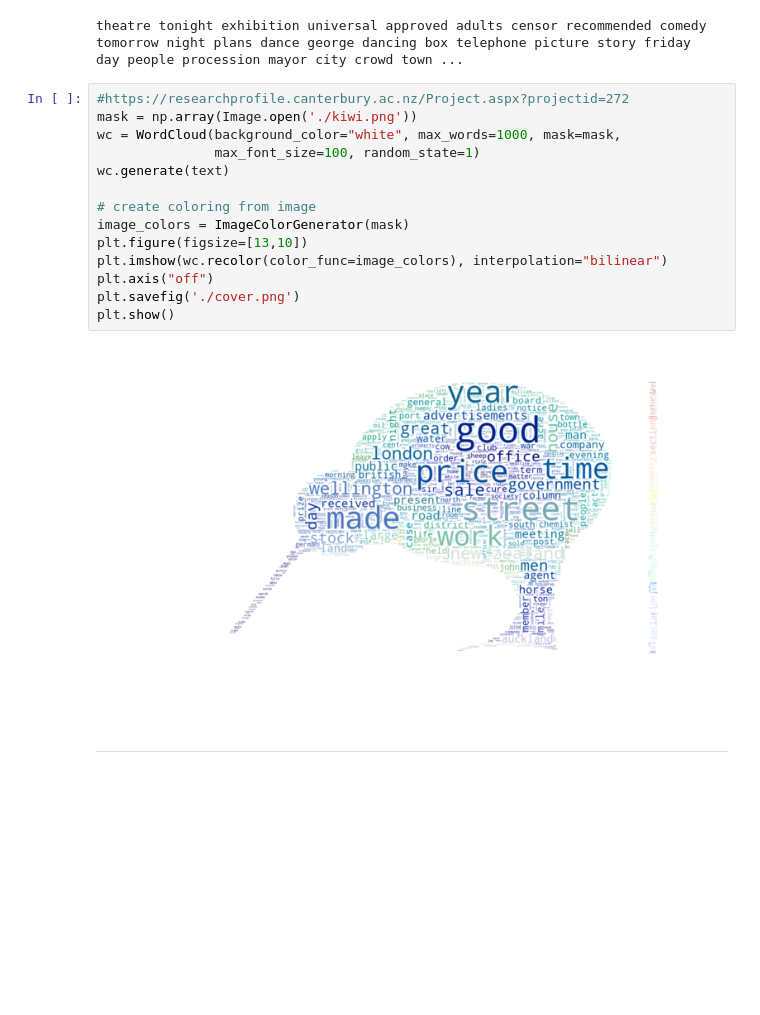
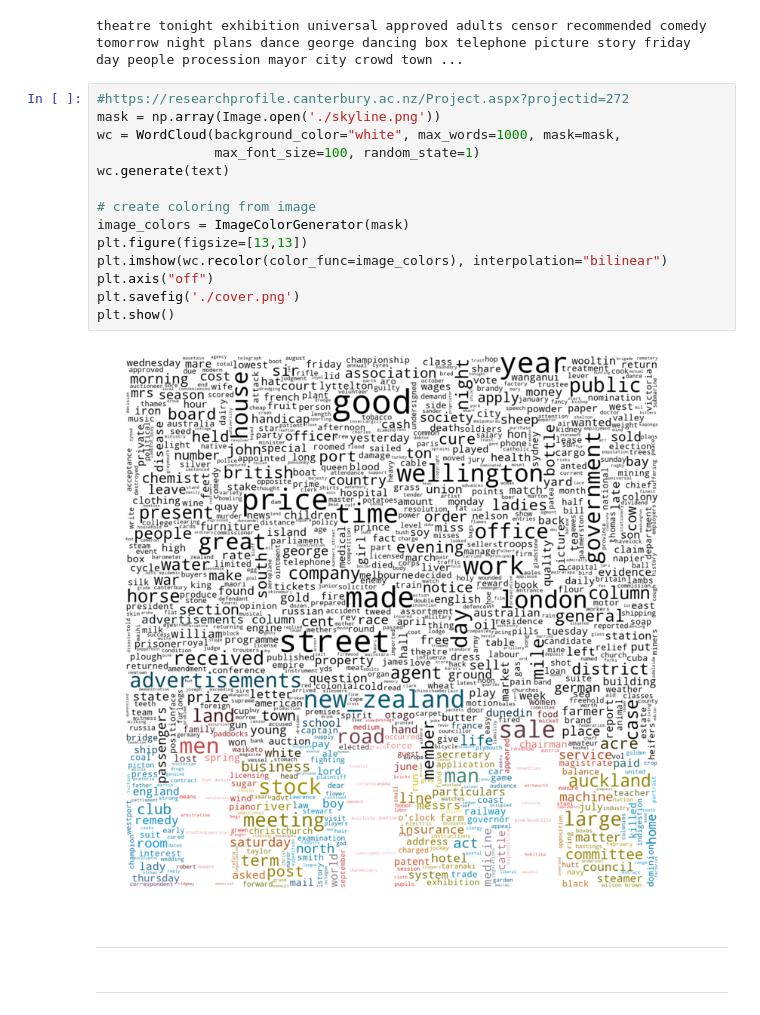
Before and after one commit to xandercai/papers-past-topic-modeling, a Jupyter notebook: temp/cover.ipynb, the cells around one changed output. Saved outputs shown, nothing was run; the diff lists cells and outputs as text; blank space fills up the shorter version.

```diff
--- a/temp/cover.ipynb
+++ b/temp/cover.ipynb
@@ -24,19 +24,21 @@ print(text[:1000])
 theatre tonight exhibition universal approved adults censor recommended comedy tomorrow night plans dance george dancing box telephone picture story friday  day people procession mayor city crowd town ...
 # %%
 #https://researchprofile.canterbury.ac.nz/Project.aspx?projectid=272
-mask = np.array(Image.open('./kiwi.png'))
+mask = np.array(Image.open('./skyline.png'))
 wc = WordCloud(background_color="white", max_words=1000, mask=mask,
                max_font_size=100, random_state=1)
 wc.generate(text)
 
 # create coloring from image
 image_colors = ImageColorGenerator(mask)
-plt.figure(figsize=[13,10])
+plt.figure(figsize=[13,13])
 plt.imshow(wc.recolor(color_func=image_colors), interpolation="bilinear")
 plt.axis("off")
 plt.savefig('./cover.png')
 plt.show()
 # %% [output]
-[figure, old version]
+[figure, new version]
 # %% [markdown]
 ---
+# %% [markdown]
+---
```
Also changed, not shown: 2 other files.
